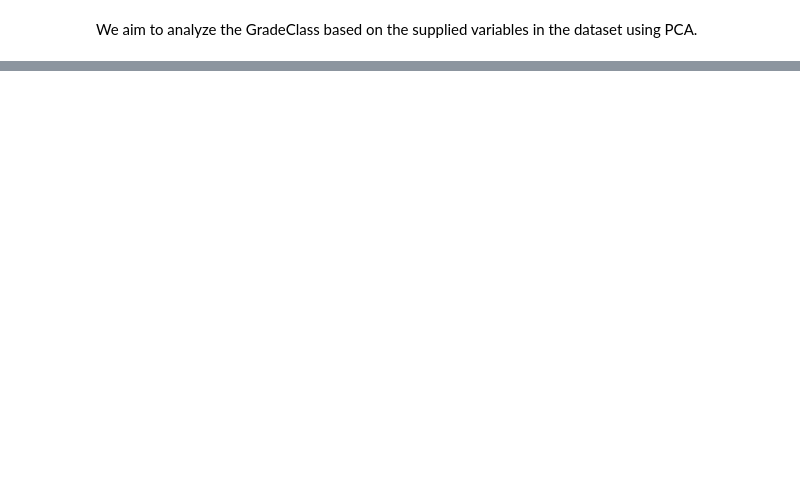
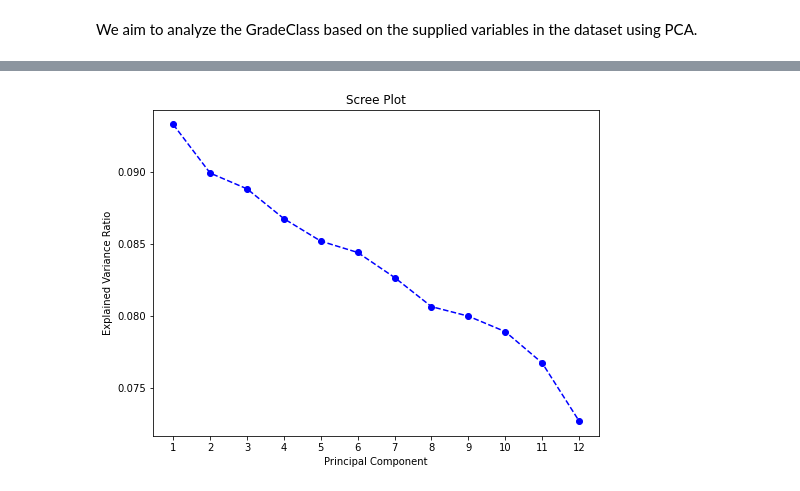
Before and after one commit to rohancshah21/cee5930-proj1, a Jupyter notebook: pca.ipynb, the cells around one changed output, grey strips where cells are left out. Saved outputs shown, nothing was run; the diff lists cells and outputs as text; code cells hidden in the pictures; blank space fills up the shorter version.

```diff
--- a/pca.ipynb
+++ b/pca.ipynb
@@ -61,0 +68,11 @@ print(pca.explained_variance_ratio_)
+# %%
+# Scree plot
+plt.figure(figsize=(8, 6))
+plt.plot(range(1, len(explained_variance) + 1), explained_variance, marker='o', linestyle='--', color='b')
+plt.title('Scree Plot')
+plt.xlabel('Principal Component')
+plt.ylabel('Explained Variance Ratio')
+plt.xticks(np.arange(1, len(explained_variance) + 1, step=1))
+plt.show()
+# %% [output]
+[figure, added]
```
Also changed, not shown: parts of 6 cells of this notebook.
